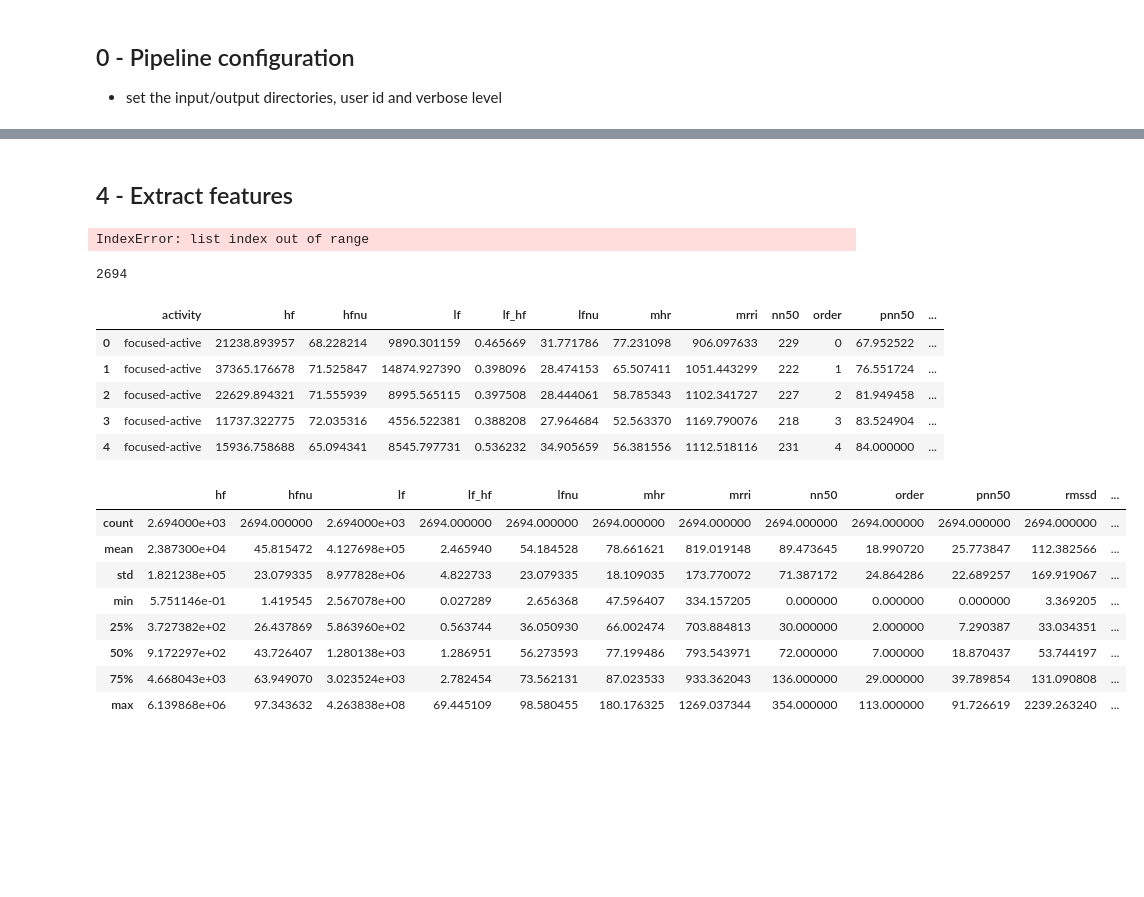
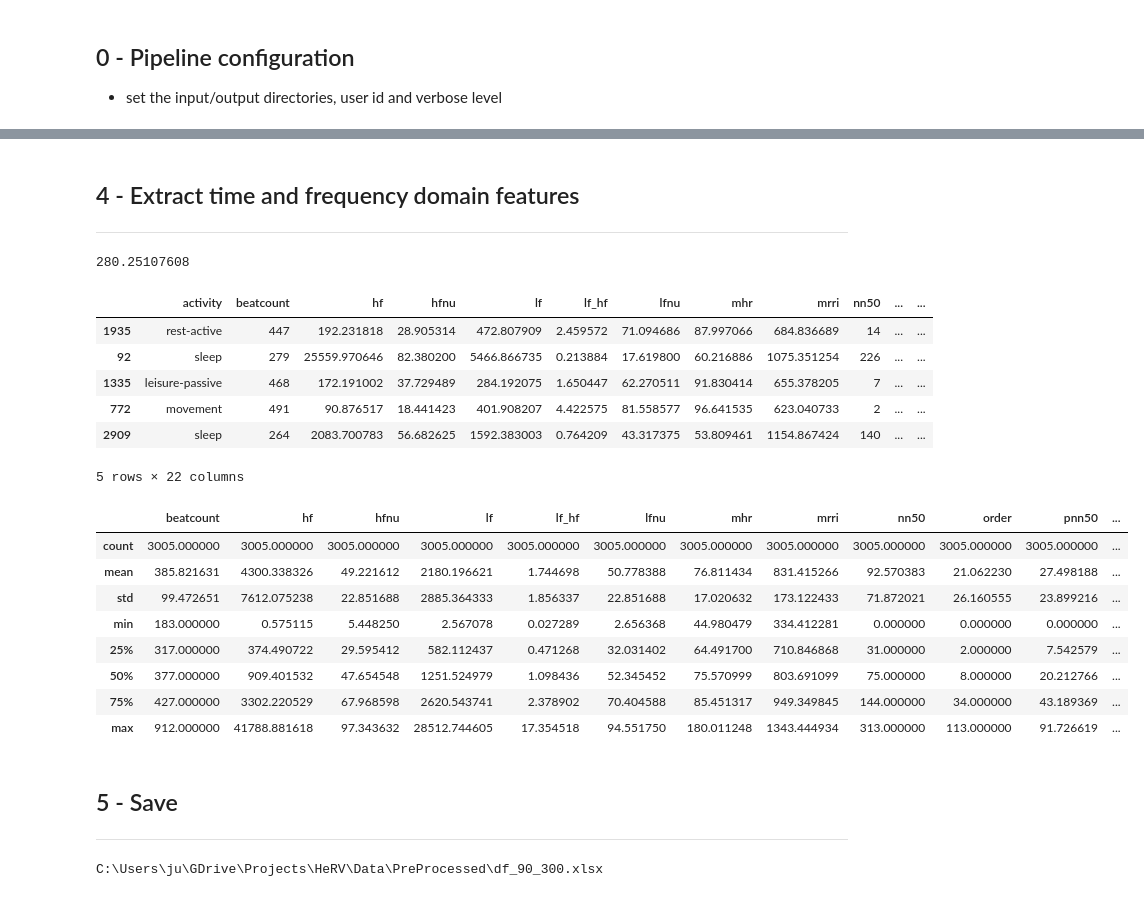
Before and after one commit to jucc/HeRV_analysis, a Jupyter notebook: pipeline/2_fragmentation.ipynb, the cells around one changed output, grey strips where cells are left out. Saved outputs shown, nothing was run; the diff lists cells and outputs as text; code cells hidden in the pictures; blank space fills up the shorter version.

Commit message:
fragmentation back working and with data cleaning

```diff
--- a/pipeline/2_fragmentation.ipynb
+++ b/pipeline/2_fragmentation.ipynb
@@ -52,0 +126,3 @@ valid_frags = [f for f in frags if len(cf.beats_in_fragment(f, RAW_PATH)) > 0.8*
+# %%
+df = df[df['beatcount'] > 0.6 * duration]
+df.describe()
@@ -53,12 +160,3 @@ valid_frags = [f for f in frags if len(cf.beats_in_fragment(f, RAW_PATH)) > 0.8*
 # %% [markdown]
-## 4 - Extract features
+## 4 - Extract time and frequency domain features
+---
-# %%
-beats = cf.beatlist(cf.beats_in_fragment(valid_frags[100], RAW_PATH))
-print(cf.calc_metrics(beats))
-# %% [output]
-IndexError: list index out of range
-# %%
-print(len(valid_frags))
-df = [cf.aggregate_data(f, RAW_PATH) for f in valid_frags]
-# %% [output]
-2694
@@ -65,24 +165,41 @@ df = [cf.aggregate_data(f, RAW_PATH) for f in valid_frags]
+# %%
+dic = df.to_dict(orient='records')
+for i in dic:
+    i.update(cf.features_from_dic(i['rr']))
+print(dic[0]['rmssd'])
+# %% [output]
+280.25107608
 # %%
-pdf = pd.DataFrame(df)
-pdf.head()
+df = pd.DataFrame(dic)
+df.sample(3)
 # %% [output]
-|  | activity | hf | hfnu | lf | lf_hf | lfnu | mhr | mrri | nn50 | order | pnn50 | ... |
-| 0 | focused-active | 21238.893957 | 68.228214 | 9890.301159 | 0.465669 | 31.771786 | 77.231098 | 906.097633 | 229 | 0 | 67.952522 | ... |
-| 1 | focused-active | 37365.176678 | 71.525847 | 14874.927390 | 0.398096 | 28.474153 | 65.507411 | 1051.443299 | 222 | 1 | 76.551724 | ... |
-| 2 | focused-active | 22629.894321 | 71.555939 | 8995.565115 | 0.397508 | 28.444061 | 58.785343 | 1102.341727 | 227 | 2 | 81.949458 | ... |
-| 3 | focused-active | 11737.322775 | 72.035316 | 4556.522381 | 0.388208 | 27.964684 | 52.563370 | 1169.790076 | 218 | 3 | 83.524904 | ... |
-| 4 | focused-active | 15936.758688 | 65.094341 | 8545.797731 | 0.536232 | 34.905659 | 56.381556 | 1112.518116 | 231 | 4 | 84.000000 | ... |
+|  | activity | beatcount | hf | hfnu | lf | lf_hf | lfnu | mhr | mrri | nn50 | ... | ... |
+| 1935 | rest-active | 447 | 192.231818 | 28.905314 | 472.807909 | 2.459572 | 71.094686 | 87.997066 | 684.836689 | 14 | ... | ... |
+| 92 | sleep | 279 | 25559.970646 | 82.380200 | 5466.866735 | 0.213884 | 17.619800 | 60.216886 | 1075.351254 | 226 | ... | ... |
+| 1335 | leisure-passive | 468 | 172.191002 | 37.729489 | 284.192075 | 1.650447 | 62.270511 | 91.830414 | 655.378205 | 7 | ... | ... |
+| 772 | movement | 491 | 90.876517 | 18.441423 | 401.908207 | 4.422575 | 81.558577 | 96.641535 | 623.040733 | 2 | ... | ... |
+| 2909 | sleep | 264 | 2083.700783 | 56.682625 | 1592.383003 | 0.764209 | 43.317375 | 53.809461 | 1154.867424 | 140 | ... | ... |
+5 rows × 22 columns
 # %%
-pdf.describe()
+df.describe()
 # %% [output]
-|  | hf | hfnu | lf | lf_hf | lfnu | mhr | mrri | nn50 | order | pnn50 | rmssd | ... |
-| count | 2.694000e+03 | 2694.000000 | 2.694000e+03 | 2694.000000 | 2694.000000 | 2694.000000 | 2694.000000 | 2694.000000 | 2694.000000 | 2694.000000 | 2694.000000 | ... |
-| mean | 2.387300e+04 | 45.815472 | 4.127698e+05 | 2.465940 | 54.184528 | 78.661621 | 819.019148 | 89.473645 | 18.990720 | 25.773847 | 112.382566 | ... |
-| std | 1.821238e+05 | 23.079335 | 8.977828e+06 | 4.822733 | 23.079335 | 18.109035 | 173.770072 | 71.387172 | 24.864286 | 22.689257 | 169.919067 | ... |
-| min | 5.751146e-01 | 1.419545 | 2.567078e+00 | 0.027289 | 2.656368 | 47.596407 | 334.157205 | 0.000000 | 0.000000 | 0.000000 | 3.369205 | ... |
-| 25% | 3.727382e+02 | 26.437869 | 5.863960e+02 | 0.563744 | 36.050930 | 66.002474 | 703.884813 | 30.000000 | 2.000000 | 7.290387 | 33.034351 | ... |
-| 50% | 9.172297e+02 | 43.726407 | 1.280138e+03 | 1.286951 | 56.273593 | 77.199486 | 793.543971 | 72.000000 | 7.000000 | 18.870437 | 53.744197 | ... |
-| 75% | 4.668043e+03 | 63.949070 | 3.023524e+03 | 2.782454 | 73.562131 | 87.023533 | 933.362043 | 136.000000 | 29.000000 | 39.789854 | 131.090808 | ... |
-| max | 6.139868e+06 | 97.343632 | 4.263838e+08 | 69.445109 | 98.580455 | 180.176325 | 1269.037344 | 354.000000 | 113.000000 | 91.726619 | 2239.263240 | ... |
+|  | beatcount | hf | hfnu | lf | lf_hf | lfnu | mhr | mrri | nn50 | order | pnn50 | ... |
+| count | 3005.000000 | 3005.000000 | 3005.000000 | 3005.000000 | 3005.000000 | 3005.000000 | 3005.000000 | 3005.000000 | 3005.000000 | 3005.000000 | 3005.000000 | ... |
+| mean | 385.821631 | 4300.338326 | 49.221612 | 2180.196621 | 1.744698 | 50.778388 | 76.811434 | 831.415266 | 92.570383 | 21.062230 | 27.498188 | ... |
+| std | 99.472651 | 7612.075238 | 22.851688 | 2885.364333 | 1.856337 | 22.851688 | 17.020632 | 173.122433 | 71.872021 | 26.160555 | 23.899216 | ... |
+| min | 183.000000 | 0.575115 | 5.448250 | 2.567078 | 0.027289 | 2.656368 | 44.980479 | 334.412281 | 0.000000 | 0.000000 | 0.000000 | ... |
+| 25% | 317.000000 | 374.490722 | 29.595412 | 582.112437 | 0.471268 | 32.031402 | 64.491700 | 710.846868 | 31.000000 | 2.000000 | 7.542579 | ... |
+| 50% | 377.000000 | 909.401532 | 47.654548 | 1251.524979 | 1.098436 | 52.345452 | 75.570999 | 803.691099 | 75.000000 | 8.000000 | 20.212766 | ... |
+| 75% | 427.000000 | 3302.220529 | 67.968598 | 2620.543741 | 2.378902 | 70.404588 | 85.451317 | 949.349845 | 144.000000 | 34.000000 | 43.189369 | ... |
+| max | 912.000000 | 41788.881618 | 97.343632 | 28512.744605 | 17.354518 | 94.551750 | 180.011248 | 1343.444934 | 313.000000 | 113.000000 | 91.726619 | ... |
+# %% [markdown]
+## 5 - Save
+
+---
 # %%
-pdf.to_excel(PRE_PATH+'/'+'df_'+str(crop)+'_'+str(duration)+'.xlsx')
+df_output = df.drop(['rr'], axis = 1)
+filename = PRE_PATH + '\\df_' + str(crop) + '_' + str(duration) + '.xlsx'
+print(filename)
+df_output.to_excel(filename)
+# %% [output]
+C:\Users\ju\GDrive\Projects\HeRV\Data\PreProcessed\df_90_300.xlsx
```
Also changed, not shown: parts of 23 cells of this notebook, 2 other files.
